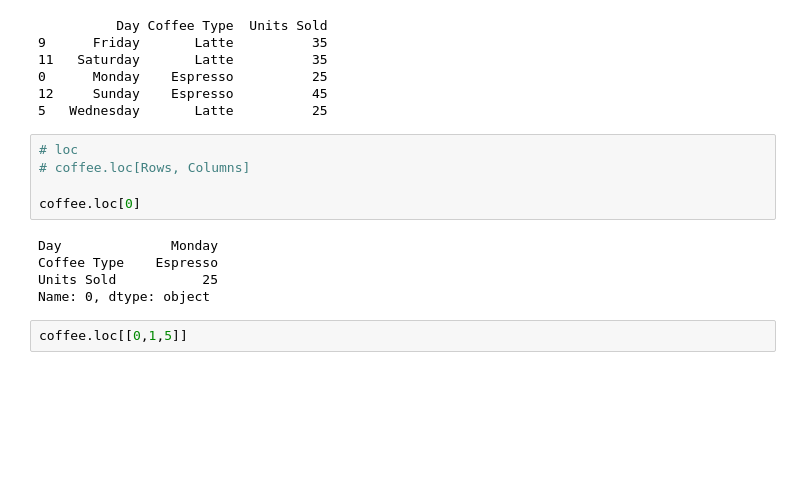
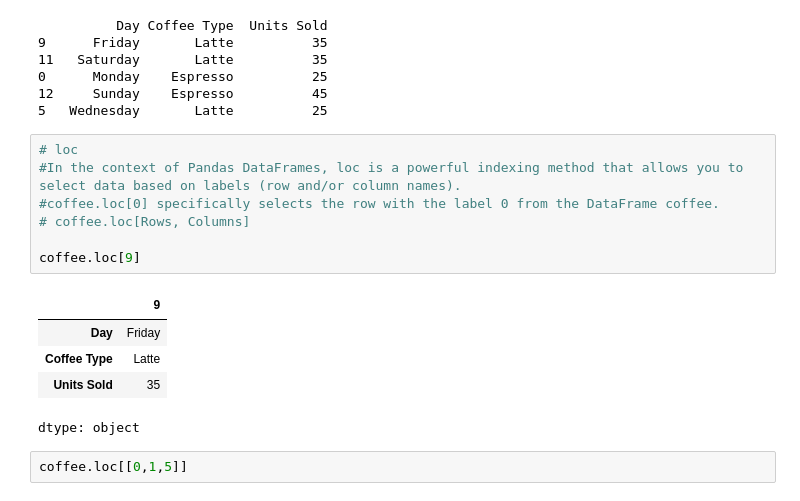
Before and after one commit to abdulsamadkhan/MachineLearningTutorials, a Jupyter notebook: Introduction to pandas.ipynb, the cells around one changed output. Drawn from its saved outputs; the diff is of its cells as text; blank space fills up the shorter version.

```diff
--- a/Introduction to pandas.ipynb
+++ b/Introduction to pandas.ipynb
@@ -201,16 +201,19 @@ print(coffee_sample)
 0      Monday    Espresso          25
 12     Sunday    Espresso          45
 5   Wednesday       Latte          25
-# %%
-# loc
-# coffee.loc[Rows, Columns]
-
-coffee.loc[0]
-# %% [output]
-Day              Monday
-Coffee Type    Espresso
-Units Sold           25
-Name: 0, dtype: object
+# %%
+# loc
+#In the context of Pandas DataFrames, loc is a powerful indexing method that allows you to select data based on labels (row and/or column names).
+#coffee.loc[0] specifically selects the row with the label 0 from the DataFrame coffee.
+# coffee.loc[Rows, Columns]
+
+coffee.loc[9]
+# %% [output]
+|  | 9 |
+| Day | Friday |
+| Coffee Type | Latte |
+| Units Sold | 35 |
+dtype: object
 # %%
 coffee.loc[[0,1,5]]
 # %% [output]
```
Also changed, not shown: parts of 5 cells of this notebook.
